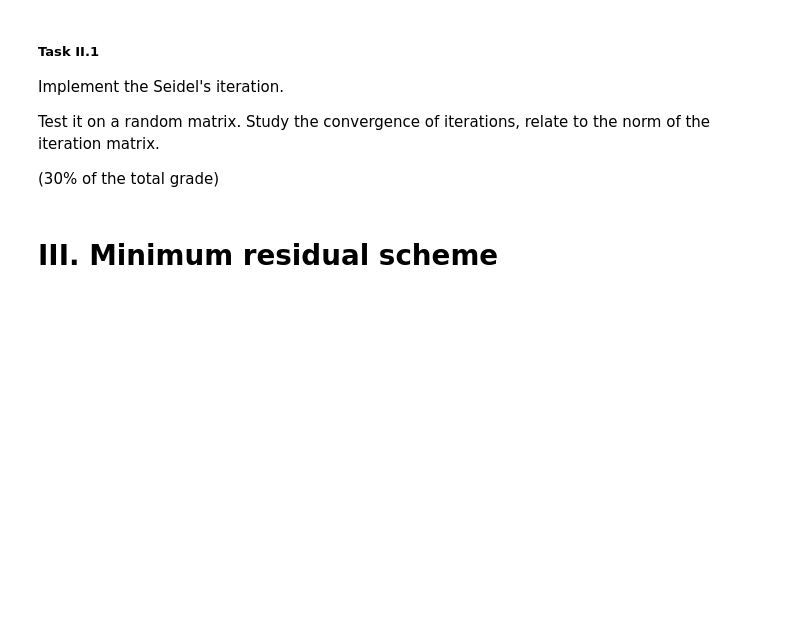
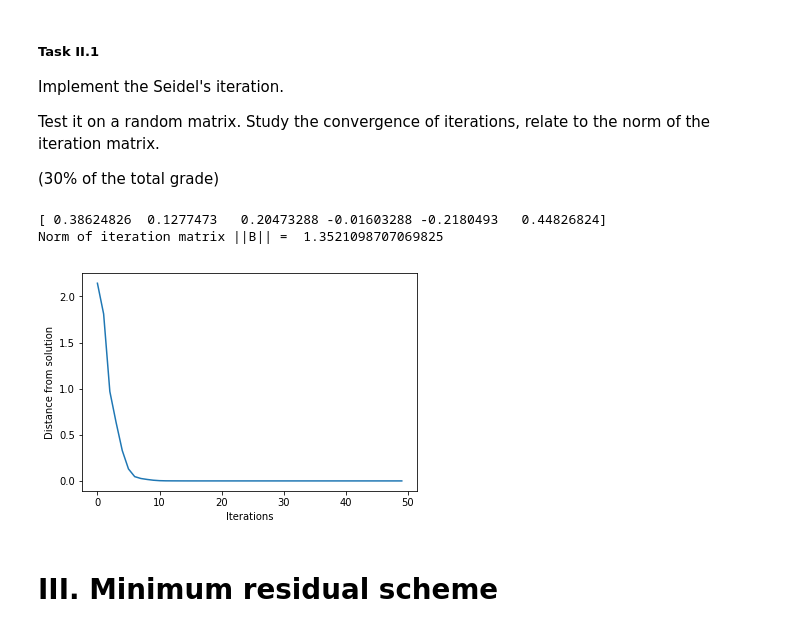
Before and after one commit to Gerbonit/CP2020, a Jupyter notebook: week_4_iterative_linalg_Jacobi_Seidel_minres.ipynb, the cells around one changed output. Drawn from its saved outputs; the diff is of its cells as text; code cells hidden in the pictures; blank space fills up the shorter version.

```diff
--- a/week_4_iterative_linalg_Jacobi_Seidel_minres.ipynb
+++ b/week_4_iterative_linalg_Jacobi_Seidel_minres.ipynb
@@ -167,3 +165,50 @@ Test it on a random matrix. Study the convergence of iterations, relate to the n
+# %%
+# ... ENTER YOUR CODE HERE ...
+
+def Seidel_SLAE(A, b, iters=100):
+    L = np.tril(A)
+    U = np.triu(A, 1) #разделяем на нижнетреугольную, и строговерхнетреугольную
+
+    x_old = np.ones(A.shape[1])
+    x = x_old.copy()
+
+    #следующие несколько строк - перевод в вид x = Bx + c, чтобы проверить норму итерационной матрицы B
+    B = -np.linalg.inv(L) @ U
+    Iter_norm = np.linalg.norm(B)
+
+    for k in range(iters):
+        for i in range(A.shape[0]):
+            known_part = 0
+            for j in range(i):
+                known_part += x[j] * L[i,j]
+            x[i] = (b[i] - U[i, :] @ x_old - known_part) / L[i, i]
+        x_old[:] = x
+        #print(x)
+
+    return x, Iter_norm
+
+s = 6
+A_2 = rndm.uniform(size=(s, s)) + np.diagflat([1]*s)        #регулируя, насколько диагональ доминирует над другими элементами, можно 'дергать' норму B, и видеть скорость
+b_2 = rndm.uniform(size=s)                                  #сходимости алг-ма, и сходится перестает совсем около ||B|| примерно 2.5 - 3.0
+
+x_true = np.linalg.solve(A_2, b_2)
+differ_2 = np.zeros(N)
+
+print(x_true)
+
+for i in range(N):
+    Solution, norm = Seidel_SLAE(A_2, b_2, iters=i)
+    differ_2[i] = np.linalg.norm(Solution - x_true)
+
+plt.figure()
+plt.xlabel('Iterations')
+plt.ylabel('Distance from solution')
+plt.plot(Range, differ_2)
+print("Norm of iteration matrix ||B|| = ", norm)
+# %% [output]
+[ 0.38624826  0.1277473   0.20473288 -0.01603288 -0.2180493   0.44826824]
+Norm of iteration matrix ||B|| =  1.3521098707069825
+[figure, added]
 # %% [markdown]
 # III. Minimum residual scheme
 # %% [markdown]
```
Also changed, not shown: parts of 4 cells of this notebook.
